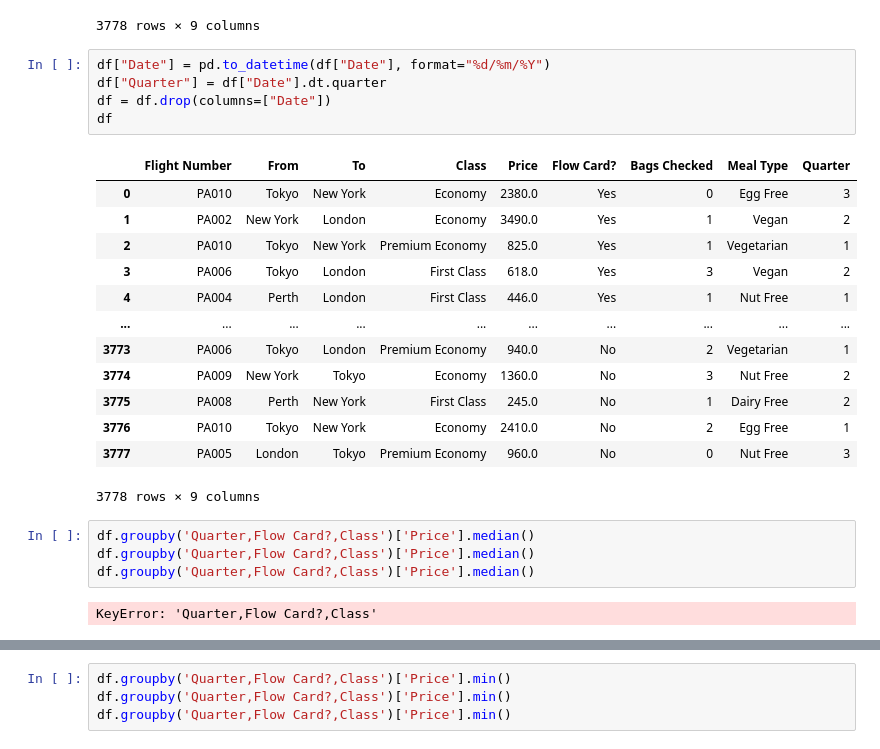
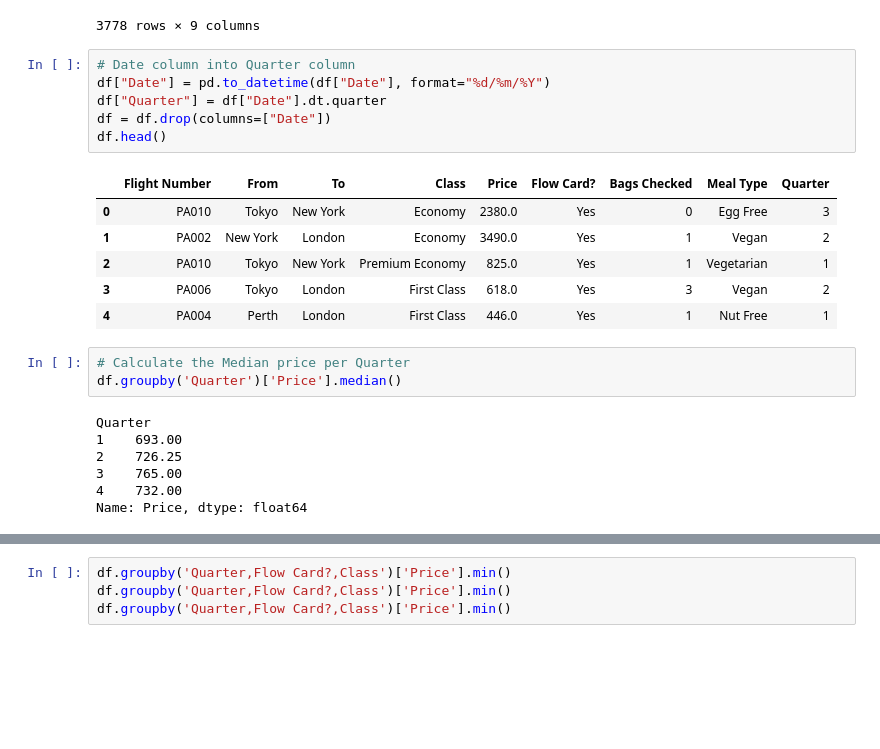
Before and after one commit to RemyRoams/Data-Cleaning-with-Python, a Jupyter notebook: Week_2/Week_2.ipynb, the cells around one changed output, grey strips where cells are left out. Cells and saved outputs as stored; diff of their text form; blank space fills up the shorter version.

```diff
--- a/Week_2/Untitled.ipynb
+++ b/Week_2/Week_2.ipynb
@@ -41,27 +41,25 @@ df
 | 3777 | 16/08/2024 | PA005 | London | Tokyo | Premium Economy | 960.0 | No | 0 | Nut Free |
 3778 rows × 9 columns
 # %%
+# Date column into Quarter column
 df["Date"] = pd.to_datetime(df["Date"], format="%d/%m/%Y")
 df["Quarter"] = df["Date"].dt.quarter
 df = df.drop(columns=["Date"])
-df
+df.head()
 # %% [output]
 |  | Flight Number | From | To | Class | Price | Flow Card? | Bags Checked | Meal Type | Quarter |
 | 0 | PA010 | Tokyo | New York | Economy | 2380.0 | Yes | 0 | Egg Free | 3 |
 | 1 | PA002 | New York | London | Economy | 3490.0 | Yes | 1 | Vegan | 2 |
 | 2 | PA010 | Tokyo | New York | Premium Economy | 825.0 | Yes | 1 | Vegetarian | 1 |
 | 3 | PA006 | Tokyo | London | First Class | 618.0 | Yes | 3 | Vegan | 2 |
 | 4 | PA004 | Perth | London | First Class | 446.0 | Yes | 1 | Nut Free | 1 |
-| ... | ... | ... | ... | ... | ... | ... | ... | ... | ... |
-| 3773 | PA006 | Tokyo | London | Premium Economy | 940.0 | No | 2 | Vegetarian | 1 |
-| 3774 | PA009 | New York | Tokyo | Economy | 1360.0 | No | 3 | Nut Free | 2 |
-| 3775 | PA008 | Perth | New York | First Class | 245.0 | No | 1 | Dairy Free | 2 |
-| 3776 | PA010 | Tokyo | New York | Economy | 2410.0 | No | 2 | Egg Free | 1 |
-| 3777 | PA005 | London | Tokyo | Premium Economy | 960.0 | No | 0 | Nut Free | 3 |
-3778 rows × 9 columns
 # %%
-df.groupby('Quarter,Flow Card?,Class')['Price'].median()
-df.groupby('Quarter,Flow Card?,Class')['Price'].median()
-df.groupby('Quarter,Flow Card?,Class')['Price'].median()
+# Calculate the Median price per Quarter
+df.groupby('Quarter')['Price'].median()
 # %% [output]
-KeyError: 'Quarter,Flow Card?,Class'
+Quarter
+1    693.00
+2    726.25
+3    765.00
+4    732.00
+Name: Price, dtype: float64
```
Also changed, not shown: parts of 7 cells of this notebook.
